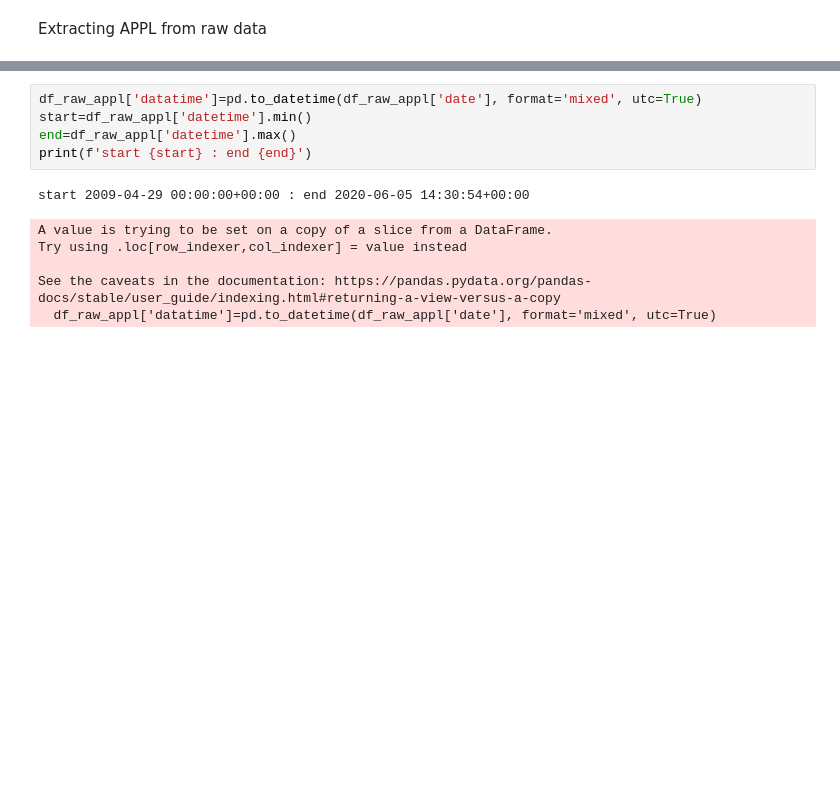
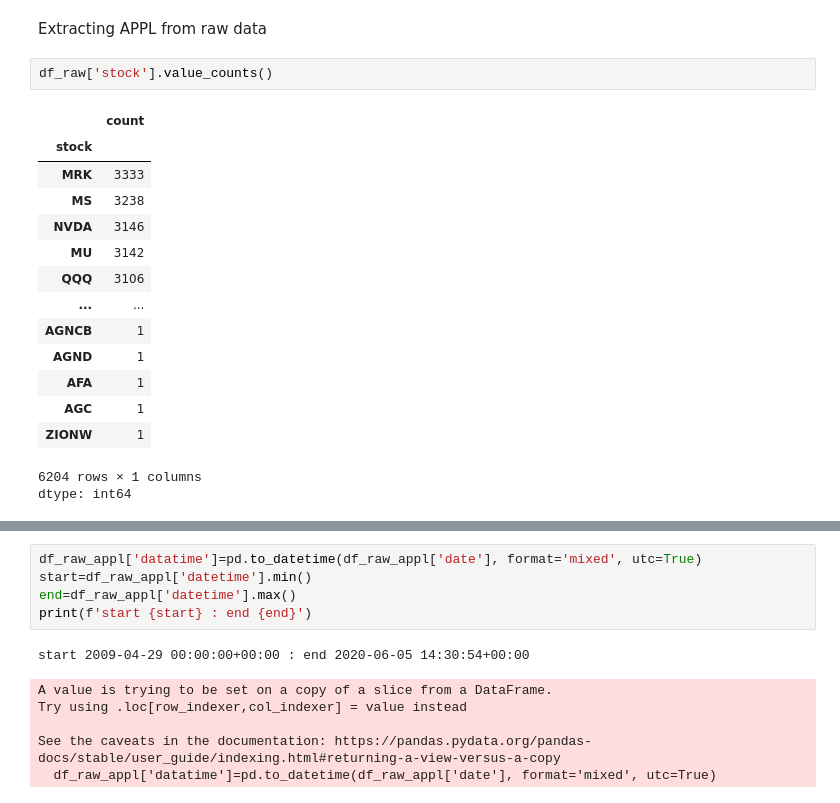
Before and after one commit to Amanzlastt/kifyaw1, a Jupyter notebook: notebooks/Eda.ipynb, the cells around one changed output, grey strips where cells are left out. Cells and saved outputs as stored; diff of their text form; blank space fills up the shorter version.

```diff
--- a/notebooks/Eda.ipynb
+++ b/notebooks/Eda.ipynb
@@ -222,3 +227,21 @@ Topic #5: 0.042*"Up" + 0.034*"Down" + 0.028*"In" + 0.026*"The" + 0.020*"ETFs" +
 # %% [markdown]
 Extracting APPL from raw data
+# %%
+df_raw['stock'].value_counts()
+# %% [output]
+|  | count |
+| stock |  |
+| MRK | 3333 |
+| MS | 3238 |
+| NVDA | 3146 |
+| MU | 3142 |
+| QQQ | 3106 |
+| ... | ... |
+| AGNCB | 1 |
+| AGND | 1 |
+| AFA | 1 |
+| AGC | 1 |
+| ZIONW | 1 |
+6204 rows × 1 columns
+dtype: int64
 # %%
```
Also changed, not shown: parts of 9 cells of this notebook.
